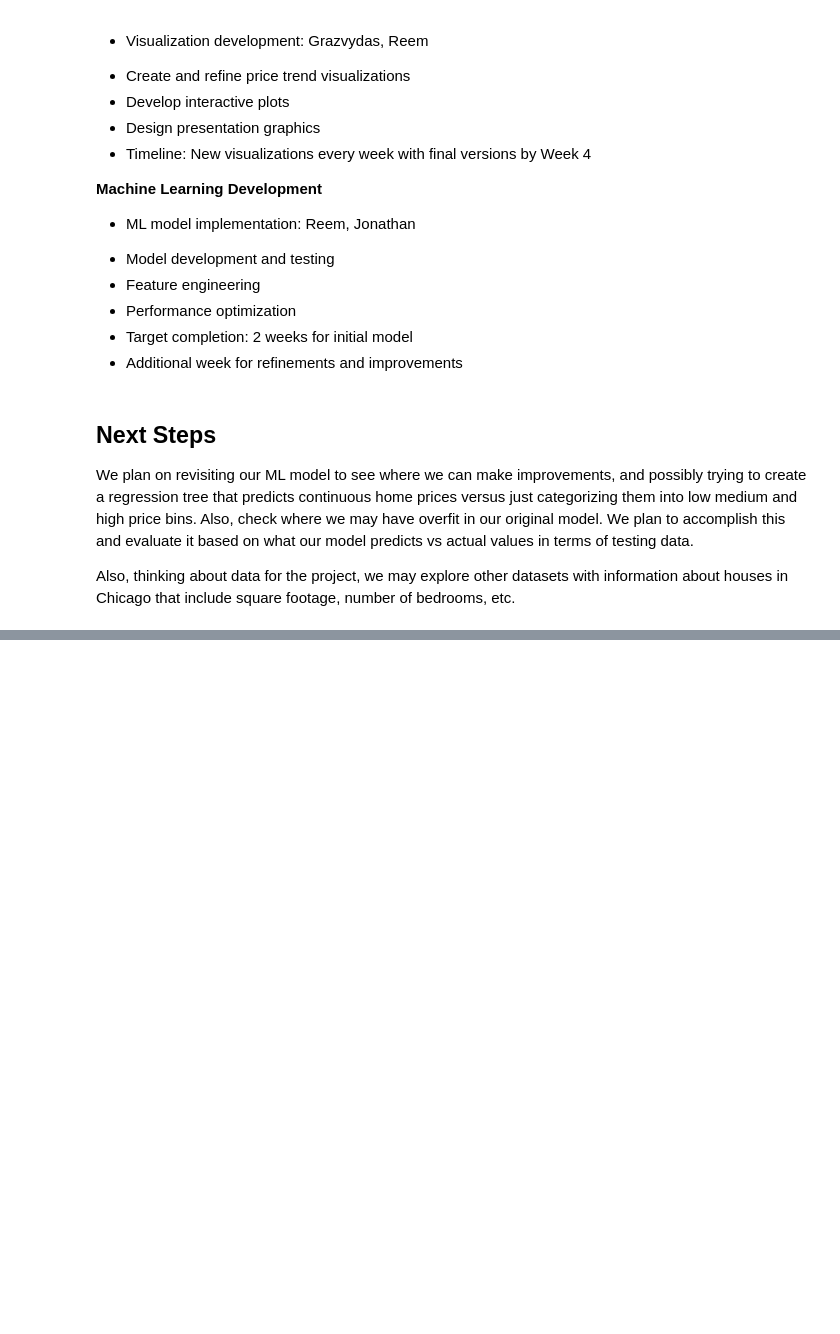
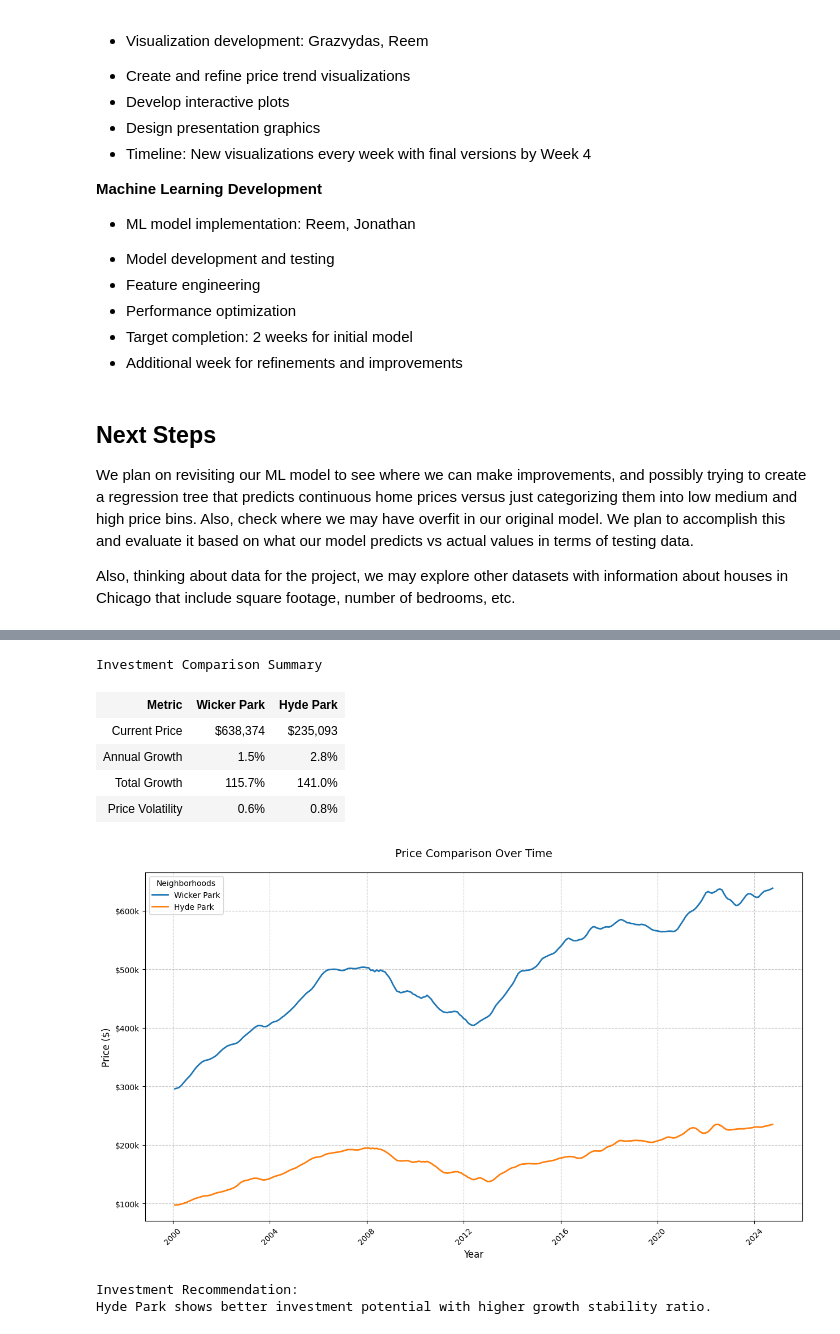
Before and after one commit to cs418-fa24/project-check-in-team-14, a Jupyter notebook: ChiHomePriceAnalyzer.ipynb, the cells around one changed output, grey strips where cells are left out. Drawn from its saved outputs; the diff is of its cells as text; code cells hidden in the pictures; blank space fills up the shorter version.

```diff
--- a/ChiHomePriceAnalyzer.ipynb
+++ b/ChiHomePriceAnalyzer.ipynb
@@ -434,0 +575,12 @@ Also, thinking about data for the project, we may explore other datasets with in
+# %%
+compare_neighborhoods_interactive("Wicker Park", "Hyde Park")
+# %% [output]
+Investment Comparison Summary
+| Metric | Wicker Park | Hyde Park |
+| Current Price | $638,374 | $235,093 |
+| Annual Growth | 1.5% | 2.8% |
+| Total Growth | 115.7% | 141.0% |
+| Price Volatility | 0.6% | 0.8% |
+[figure, added]
+Investment Recommendation:
+Hyde Park shows better investment potential with higher growth stability ratio.
```
Also changed, not shown: parts of 3 cells of this notebook.
